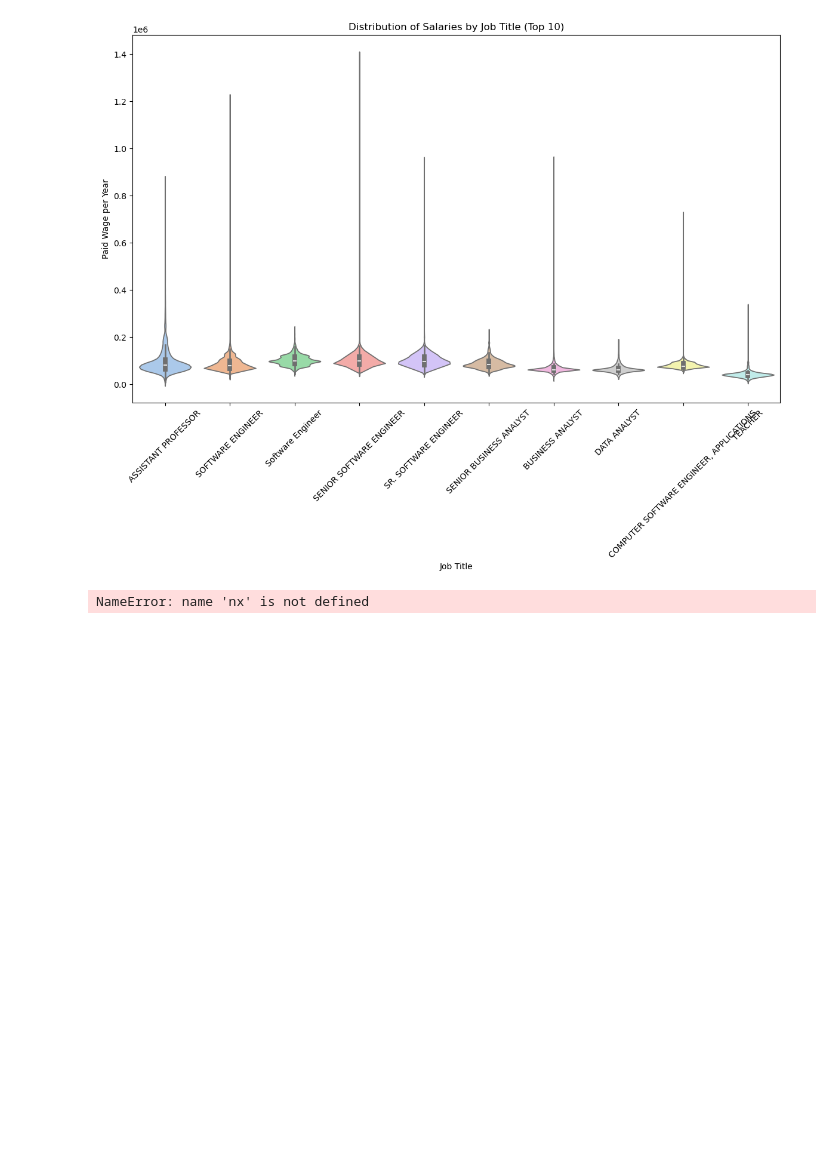
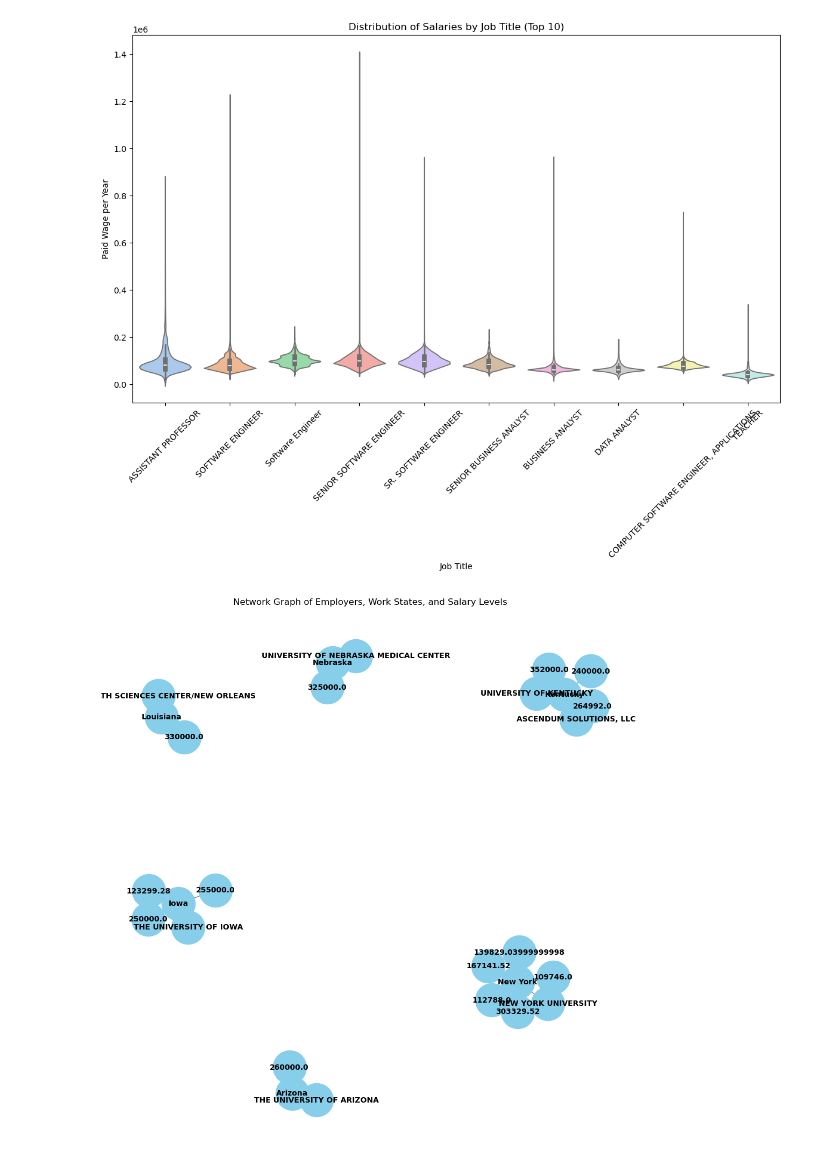
Before and after one commit to ReeseWatkinsNelson/GroupProject, a Jupyter notebook: salary_work_in_progress/Kshitij.ipynb, the cells around one changed output. Drawn from its saved outputs; the diff is of its cells as text; code cells hidden in the pictures; blank space fills up the shorter version.

```diff
--- a/salary_work_in_progress/Kshitij.ipynb
+++ b/salary_work_in_progress/Kshitij.ipynb
@@ -88,8 +88,27 @@ plt.show()
 [figure]
 # %%
 import networkx as nx
+
 # Network Graph: Relationships between employer, work state, and salary levels
 subset_df = filtered_df.head(20)
 G = nx.Graph()
+
+for _, row in subset_df.iterrows():
+    employer = row['EMPLOYER_NAME']
+    state = row['WORK_STATE']
+    salary = row['PAID_WAGE_PER_YEAR']
+
+    G.add_node(employer, label='Employer')
+    G.add_node(state, label='Work State')
+    G.add_node(salary, label='Salary')
+
+    G.add_edge(employer, state)
+    G.add_edge(state, salary)
+
+plt.figure(figsize=(10, 10))
+pos = nx.spring_layout(G, seed=42)
+nx.draw(G, pos, with_labels=True, node_color='skyblue', node_size=2000, font_size=10, font_weight='bold', edge_color='gray')
+plt.title('Network Graph of Employers, Work States, and Salary Levels')
+plt.show()
 # %% [output]
-NameError: name 'nx' is not defined
+[figure, added]
```
Also changed, not shown: parts of 2 cells of this notebook.
